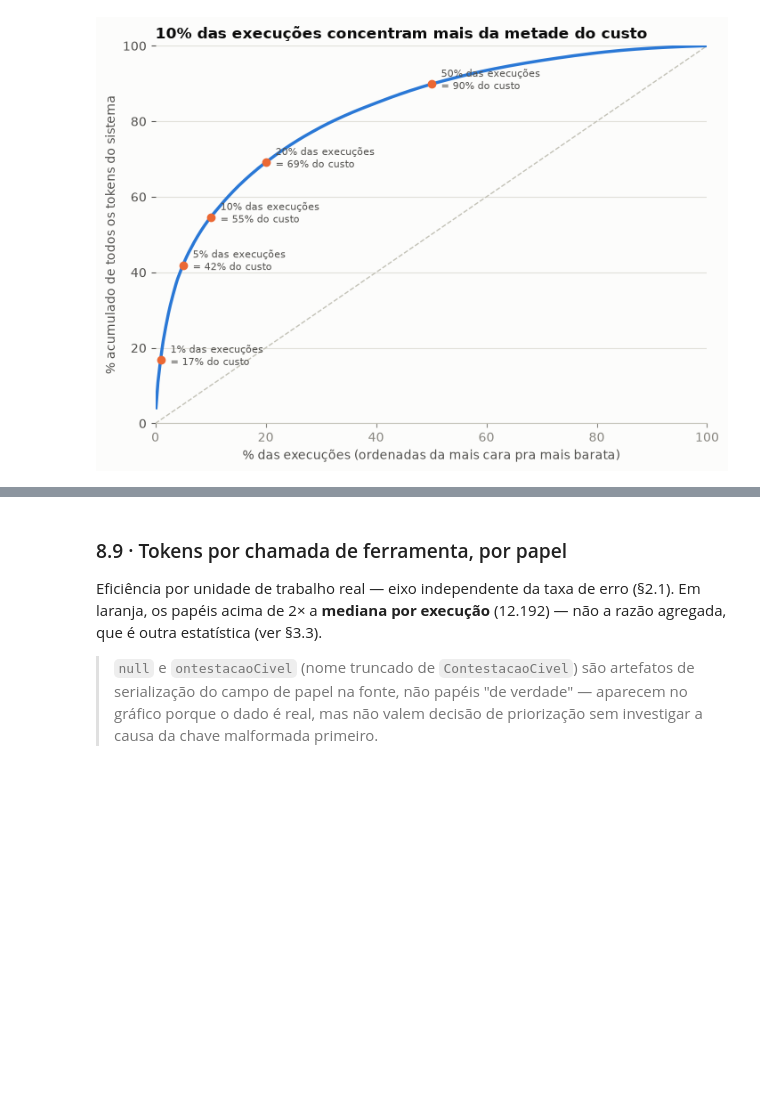
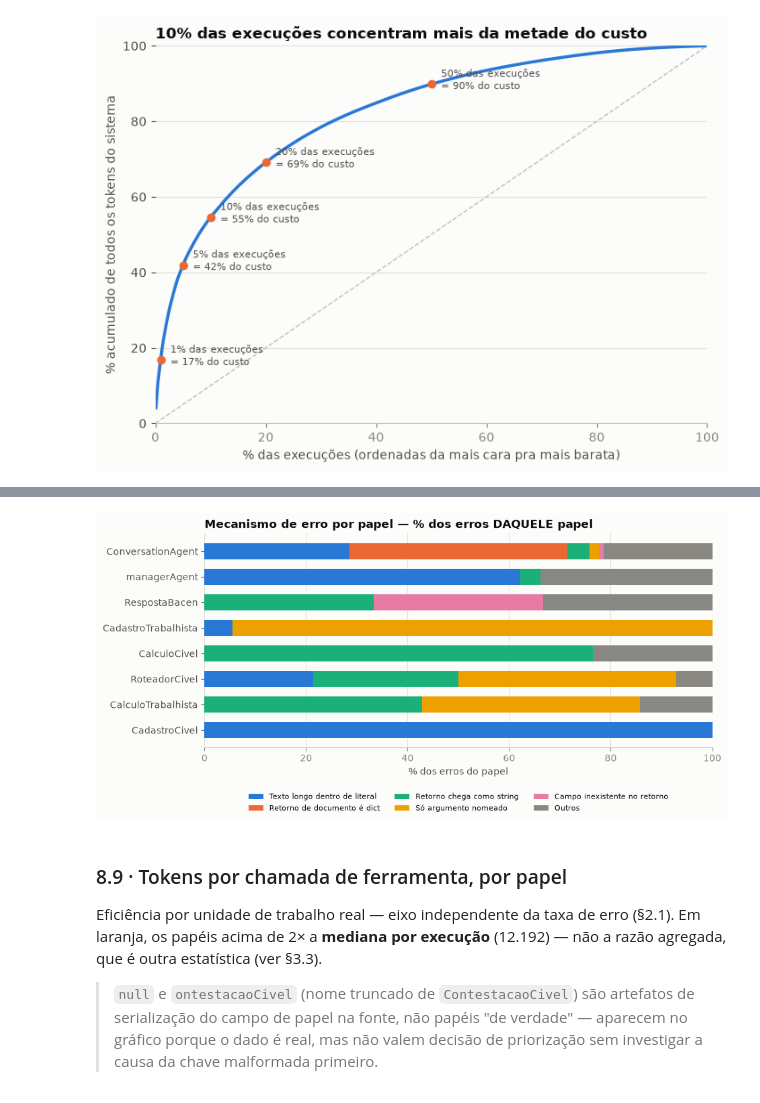
Before and after one commit to rc-ventura/memory_layer_ai_agents, a Jupyter notebook: analysis/2026-09-trace-law-flow/pipeline/analise_trace_esteira_juridica.ipynb, the cells around one changed output, grey strips where cells are left out. Saved outputs shown, nothing was run; the diff lists cells and outputs as text; code cells hidden in the pictures; blank space fills up the shorter version.

```diff
--- a/analysis/2026-09-trace-law-flow/pipeline/analise_trace_esteira_juridica.ipynb
+++ b/analysis/2026-09-trace-law-flow/pipeline/analise_trace_esteira_juridica.ipynb
@@ -1165,3 +1366,36 @@ plt.tight_layout(); plt.show()
+# %%
+CAT_U = ["U_texto_literal", "U_contrato_dict", "U_tipo_retorno", "U_arg_nomeado", "U_campo_inexistente"]
+CAT_CORES = [BLUE, ORANGE, "#1baf7a", "#eda100", "#e87ba4"]  # paleta categórica, ordem fixa (validate_palette.js: PASS)
+LABEL_CURTO = {
+    "U_texto_literal": "Texto longo dentro de literal",
+    "U_contrato_dict": "Retorno de documento é dict",
+    "U_tipo_retorno": "Retorno chega como string",
+    "U_arg_nomeado": "Só argumento nomeado",
+    "U_campo_inexistente": "Campo inexistente no retorno",
+}
+
+role_vol2 = EU["role"].value_counts()
+roles_ord = role_vol2[role_vol2 >= 5].sort_values().index
+tab_rf = pd.crosstab(EU["role"], EU["unidade"]).reindex(roles_ord).fillna(0)
+norm8 = tab_rf[[c for c in CAT_U if c in tab_rf.columns]].div(tab_rf.sum(axis=1), axis=0) * 100
+norm8["Outros"] = (100 - norm8.sum(axis=1)).clip(lower=0)
+
+fig, ax = plt.subplots(figsize=(9.5, 4.8))
+left = np.zeros(len(norm8))
+cores8 = CAT_CORES + [MUTED]
+for i, col in enumerate(norm8.columns):
+    ax.barh(norm8.index, norm8[col], left=left, color=cores8[i], height=0.62,
+            label=LABEL_CURTO.get(col, col))
+    left += norm8[col].values
+ax.set_xlim(0, 100)
+ax.set_title("Mecanismo de erro por papel — % dos erros DAQUELE papel")
+ax.set_xlabel("% dos erros do papel")
+style_ax(ax, xgrid=False)
+ax.xaxis.grid(True, color=GRID, linewidth=0.8); ax.set_axisbelow(True)
+ax.legend(loc="upper center", bbox_to_anchor=(0.5, -0.18), ncol=3, fontsize=8, frameon=False)
+plt.tight_layout(); plt.show()
+# %% [output]
+[figure, added]
 # %% [markdown]
 ### 8.9 · Tokens por chamada de ferramenta, por papel
 
```
Also changed, not shown: parts of 35 cells of this notebook, 14 other files.
